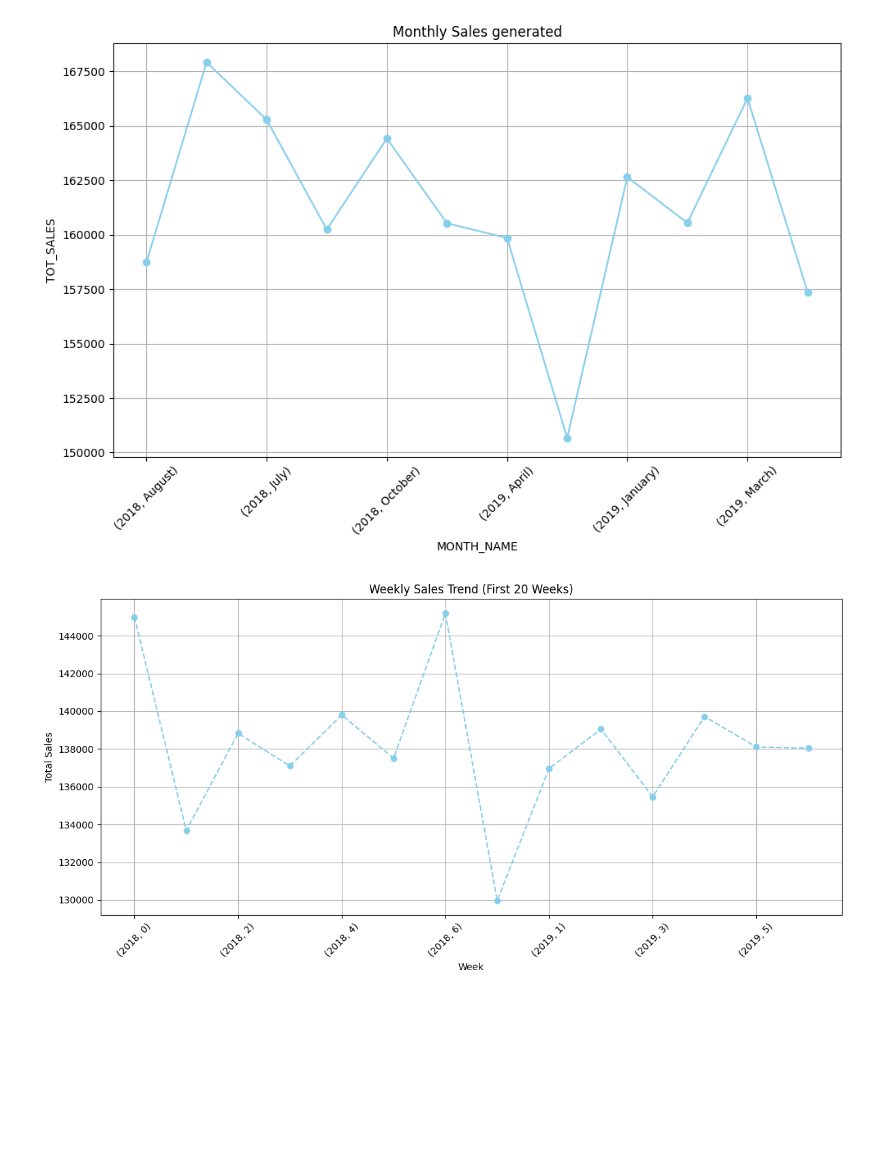
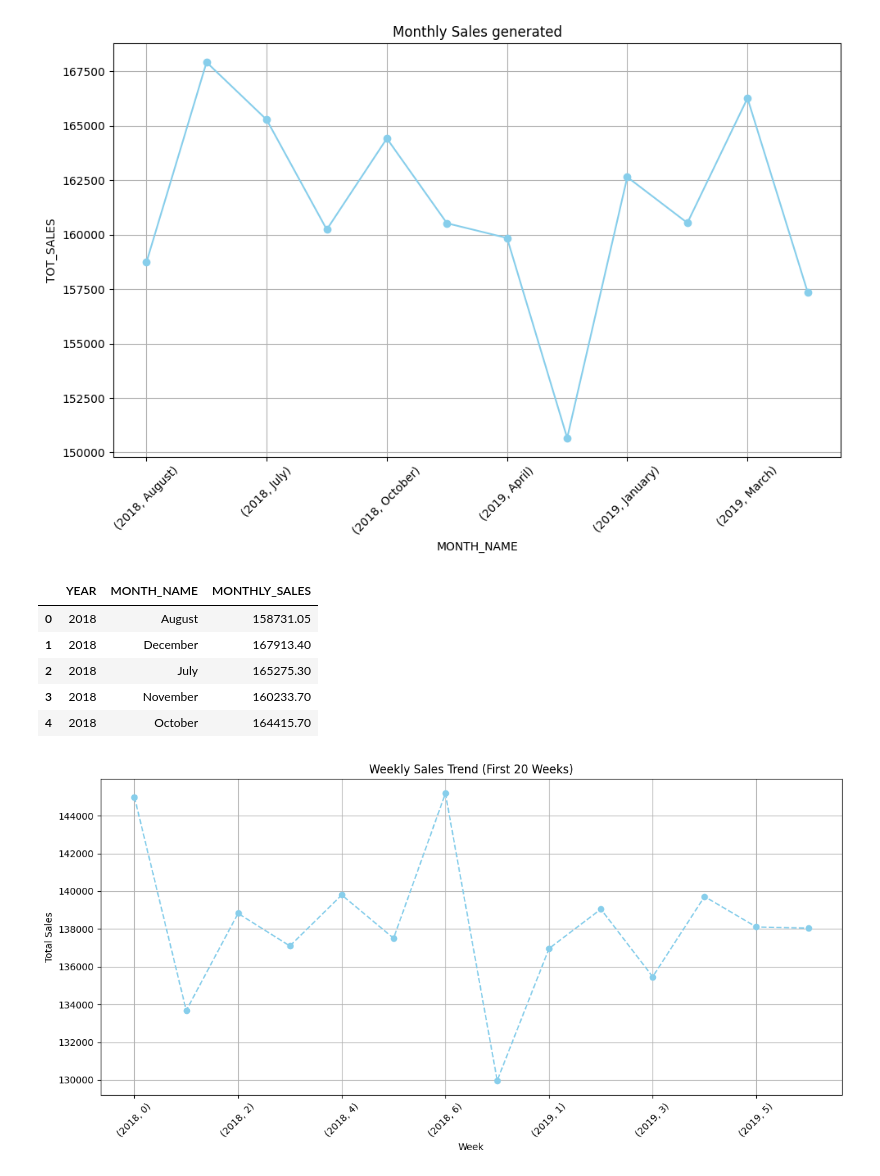
Before and after one commit to Vedant-cloud-ctrl/Quantium, a Jupyter notebook: Quantium_Task_1.ipynb, the cells around one changed output. Saved outputs shown, nothing was run; the diff lists cells and outputs as text; code cells hidden in the pictures; blank space fills up the shorter version.

```diff
--- a/Quantium_Task_1.ipynb
+++ b/Quantium_Task_1.ipynb
@@ -105,4 +113,15 @@ plt.xticks(rotation=45)
 plt.show()
 # %% [output]
 [figure]
+# %%
+# Monthly Total Sales
+Monthly_sales = df_1.groupby(["YEAR", "MONTH_NAME"])["TOT_SALES"].sum().reset_index(name="MONTHLY_SALES")
+Monthly_sales.head()
+# %% [output]
+|  | YEAR | MONTH_NAME | MONTHLY_SALES |
+| 0 | 2018 | August | 158731.05 |
+| 1 | 2018 | December | 167913.40 |
+| 2 | 2018 | July | 165275.30 |
+| 3 | 2018 | November | 160233.70 |
+| 4 | 2018 | October | 164415.70 |
 # %%
```
Also changed, not shown: parts of 11 cells of this notebook.
